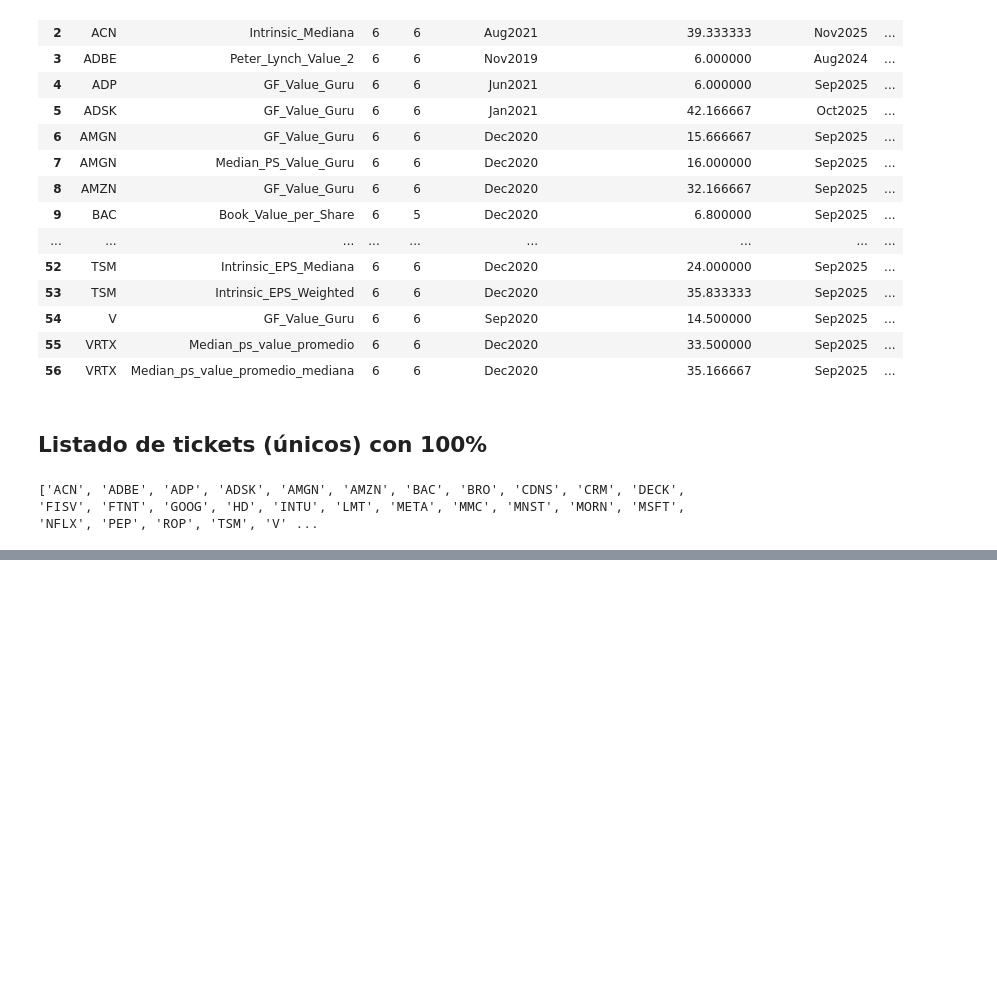
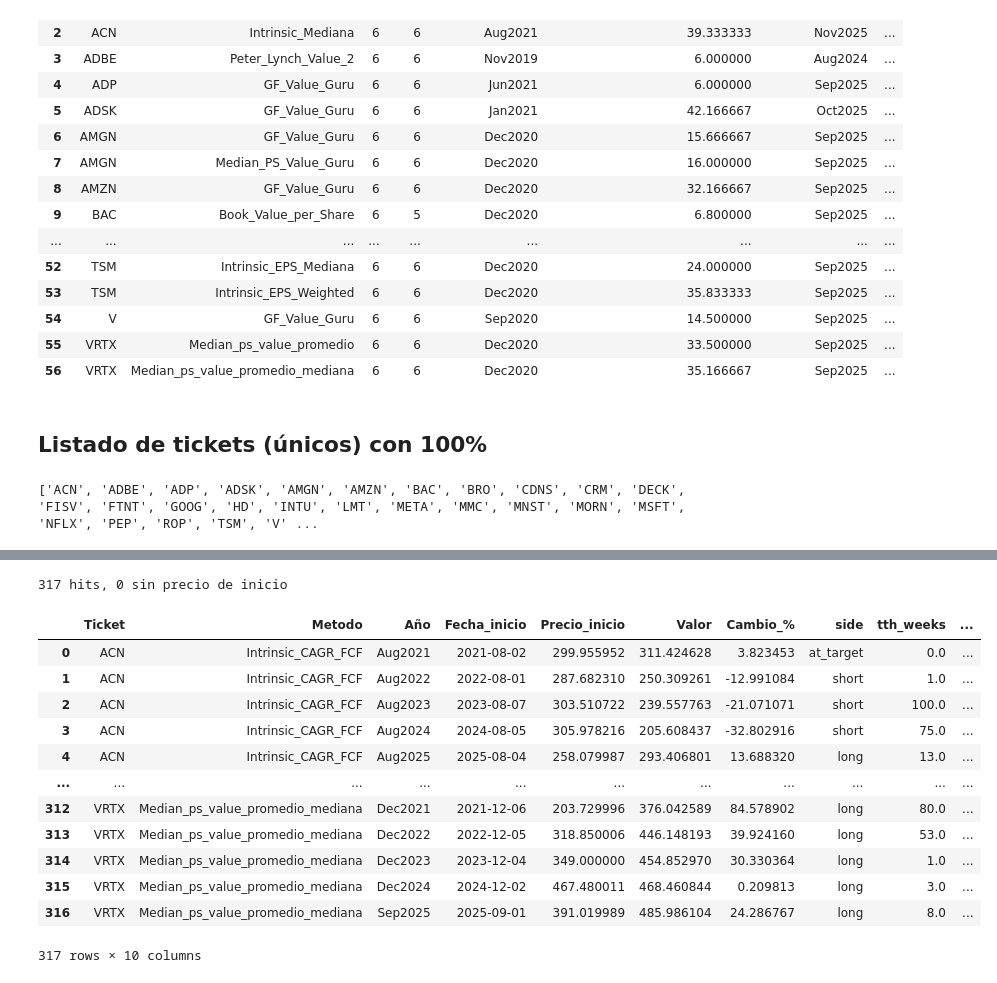
Before and after one commit to Marco23rubio/Stocks, a Jupyter notebook: Analisis_stocks.ipynb, the cells around one changed output, grey strips where cells are left out. Drawn from its saved outputs; the diff is of its cells as text; code cells hidden in the pictures; blank space fills up the shorter version.

```diff
--- a/Analisis_stocks.ipynb
+++ b/Analisis_stocks.ipynb
@@ -184,0 +200,49 @@ print(tickers_100)
+# %%
+CARPETA_PRECIOS = os.path.join("USA", "DatosHistoricos")
+
+
+def precio_inicio_por_mes(ticker, carpeta=CARPETA_PRECIOS):
+    """Primera fila semanal de cada mes del histórico de precios del ticker.
+    Devuelve Ticket, Mes (Period), Fecha_inicio y Precio_inicio (Apertura de esa semana)."""
+    ruta = os.path.join(carpeta, f"Datos históricos {ticker}.csv")
+    px = pd.read_csv(ruta, encoding='utf-8-sig', parse_dates=['Fecha']).sort_values('Fecha')
+    px['Mes'] = px['Fecha'].dt.to_period('M')
+    ini = px.groupby('Mes').first().reset_index()
+    ini = ini.rename(columns={'Fecha': 'Fecha_inicio', 'Apertura': 'Precio_inicio'})
+    ini.insert(0, 'Ticket', ticker)
+    return ini[['Ticket', 'Mes', 'Fecha_inicio', 'Precio_inicio']]
+
+
+# Hits (hit=1) dentro de la ventana de 5 años, solo de los métodos que quedaron al 100%.
+cambio_hits = detalle_5y.merge(metodos_100[['Ticket', 'Metodo']], on=['Ticket', 'Metodo'])
+cambio_hits = cambio_hits[cambio_hits['hit'] == 1].copy()
+cambio_hits['Mes'] = cambio_hits['Fecha'].dt.to_period('M')
+
+precios_inicio = pd.concat([precio_inicio_por_mes(t) for t in tickers_100], ignore_index=True)
+cambio_hits = cambio_hits.merge(precios_inicio, on=['Ticket', 'Mes'], how='left')
+
+# Cambio % desde el precio más temprano del mes del periodo hasta el Valor objetivo.
+cambio_hits['Cambio_%'] = (cambio_hits['Valor'] / cambio_hits['Precio_inicio'] - 1) * 100
+
+cambio_hits = cambio_hits[
+    ['Ticket', 'Metodo', 'Año', 'Fecha_inicio', 'Precio_inicio', 'Valor',
+     'Cambio_%', 'side', 'tth_weeks', 'hit_date']
+].sort_values(['Ticket', 'Metodo', 'Fecha_inicio']).reset_index(drop=True)
+
+print(f"{len(cambio_hits)} hits, {cambio_hits['Precio_inicio'].isna().sum()} sin precio de inicio")
+cambio_hits
+# %% [output]
+317 hits, 0 sin precio de inicio
+|  | Ticket | Metodo | Año | Fecha_inicio | Precio_inicio | Valor | Cambio_% | side | tth_weeks | ... |
+| 0 | ACN | Intrinsic_CAGR_FCF | Aug2021 | 2021-08-02 | 299.955952 | 311.424628 | 3.823453 | at_target | 0.0 | ... |
+| 1 | ACN | Intrinsic_CAGR_FCF | Aug2022 | 2022-08-01 | 287.682310 | 250.309261 | -12.991084 | short | 1.0 | ... |
+| 2 | ACN | Intrinsic_CAGR_FCF | Aug2023 | 2023-08-07 | 303.510722 | 239.557763 | -21.071071 | short | 100.0 | ... |
+| 3 | ACN | Intrinsic_CAGR_FCF | Aug2024 | 2024-08-05 | 305.978216 | 205.608437 | -32.802916 | short | 75.0 | ... |
+| 4 | ACN | Intrinsic_CAGR_FCF | Aug2025 | 2025-08-04 | 258.079987 | 293.406801 | 13.688320 | long | 13.0 | ... |
+| ... | ... | ... | ... | ... | ... | ... | ... | ... | ... | ... |
+| 312 | VRTX | Median_ps_value_promedio_mediana | Dec2021 | 2021-12-06 | 203.729996 | 376.042589 | 84.578902 | long | 80.0 | ... |
+| 313 | VRTX | Median_ps_value_promedio_mediana | Dec2022 | 2022-12-05 | 318.850006 | 446.148193 | 39.924160 | long | 53.0 | ... |
+| 314 | VRTX | Median_ps_value_promedio_mediana | Dec2023 | 2023-12-04 | 349.000000 | 454.852970 | 30.330364 | long | 1.0 | ... |
+| 315 | VRTX | Median_ps_value_promedio_mediana | Dec2024 | 2024-12-02 | 467.480011 | 468.460844 | 0.209813 | long | 3.0 | ... |
+| 316 | VRTX | Median_ps_value_promedio_mediana | Sep2025 | 2025-09-01 | 391.019989 | 485.986104 | 24.286767 | long | 8.0 | ... |
+317 rows × 10 columns
```
Also changed, not shown: parts of 9 cells of this notebook, 6 other files.
